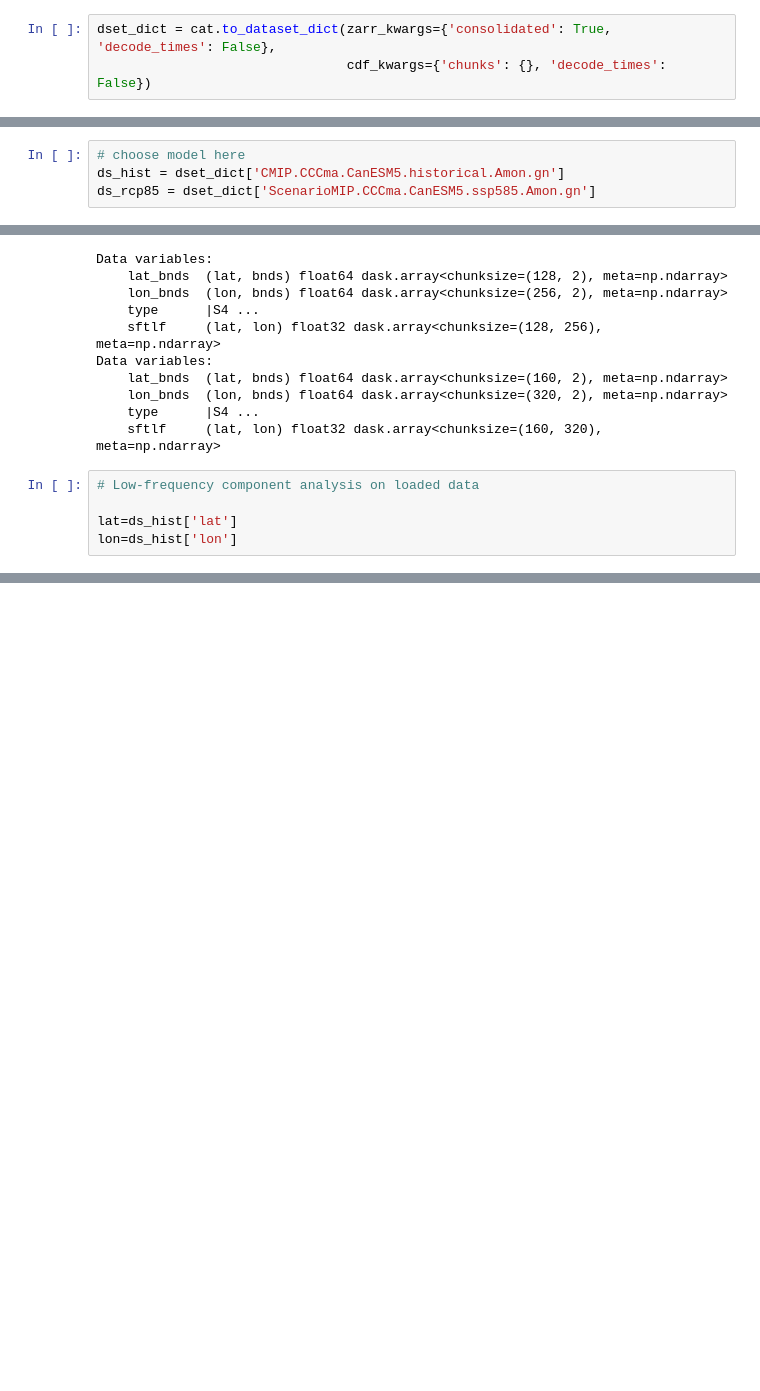
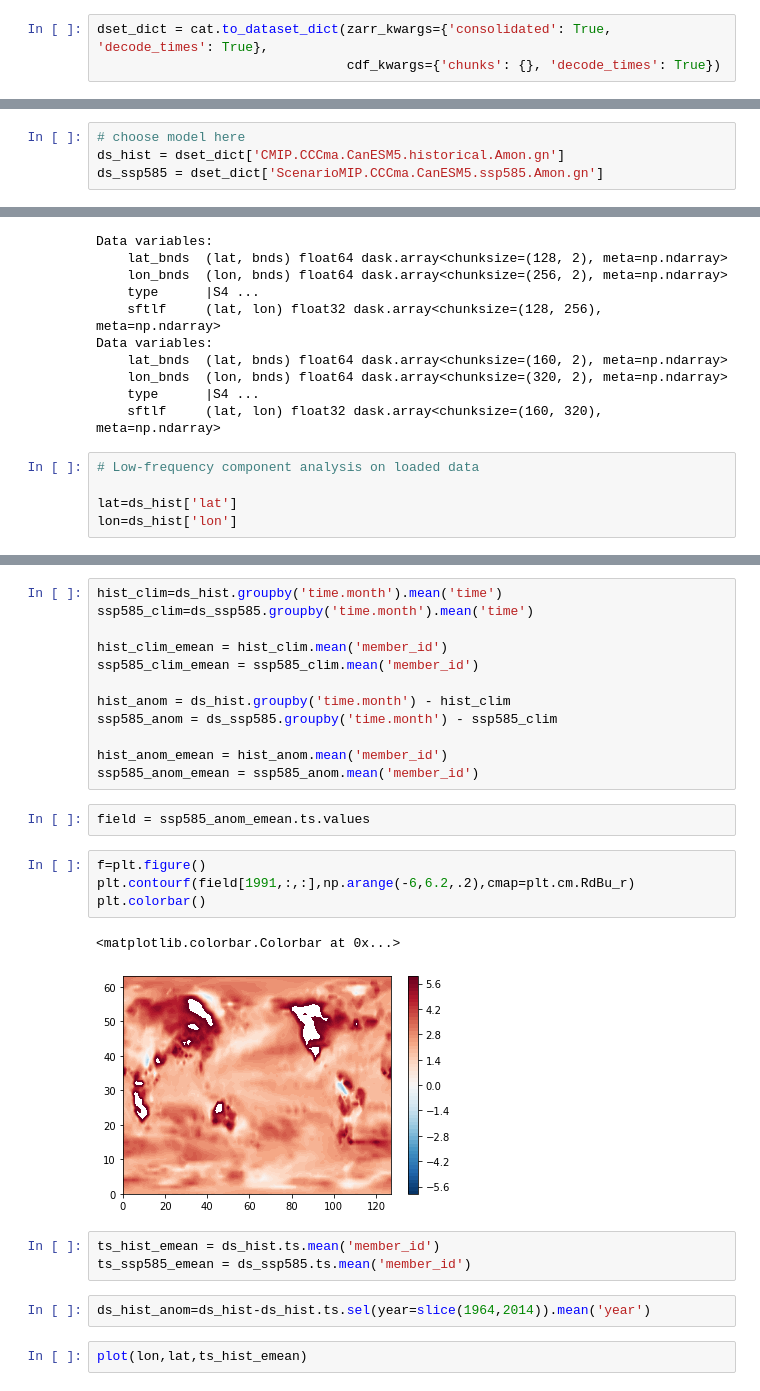
Before and after one commit to rcjwills/cmip6hack-pacific-sst, a Jupyter notebook: notebooks/sst-lfca.ipynb, the cells around one changed output, grey strips where cells are left out. Drawn from its saved outputs; the diff is of its cells as text; blank space fills up the shorter version.

```diff
--- a/notebooks/sst-lfca.ipynb
+++ b/notebooks/sst-lfca.ipynb
@@ -171,8 +97,8 @@ Note that data on the cloud are in
 
 `intake-esm` has rules for aggegating datasets; these rules are defined in the collection-specification file.
 # %%
-dset_dict = cat.to_dataset_dict(zarr_kwargs={'consolidated': True, 'decode_times': False},
-                                cdf_kwargs={'chunks': {}, 'decode_times': False})
+dset_dict = cat.to_dataset_dict(zarr_kwargs={'consolidated': True, 'decode_times': True},
+                                cdf_kwargs={'chunks': {}, 'decode_times': True})
 # %% [output]
 xarray will load netCDF datasets with dask using a single chunk for all arrays.
 For effective chunking, please provide chunks in cdf_kwargs.
@@ -193,7 +119,7 @@ We can access a particular dataset as follows.
 # %%
 # choose model here
 ds_hist = dset_dict['CMIP.CCCma.CanESM5.historical.Amon.gn']
-ds_rcp85 = dset_dict['ScenarioMIP.CCCma.CanESM5.ssp585.Amon.gn']
+ds_ssp585 = dset_dict['ScenarioMIP.CCCma.CanESM5.ssp585.Amon.gn']
 # %% [markdown]
 ### Get land fraction
 
@@ -284,0 +202,28 @@ Coordinates:
+# %%
+hist_clim=ds_hist.groupby('time.month').mean('time')
+ssp585_clim=ds_ssp585.groupby('time.month').mean('time')
+
+hist_clim_emean = hist_clim.mean('member_id')
+ssp585_clim_emean = ssp585_clim.mean('member_id')
+
+hist_anom = ds_hist.groupby('time.month') - hist_clim
+ssp585_anom = ds_ssp585.groupby('time.month') - ssp585_clim
+
+hist_anom_emean = hist_anom.mean('member_id')
+ssp585_anom_emean = ssp585_anom.mean('member_id')
+# %%
+field = ssp585_anom_emean.ts.values
+# %%
+f=plt.figure()
+plt.contourf(field[1991,:,:],np.arange(-6,6.2,.2),cmap=plt.cm.RdBu_r)
+plt.colorbar()
+# %% [output]
+<matplotlib.colorbar.Colorbar at 0x...>
+[figure, added]
+# %%
+ts_hist_emean = ds_hist.ts.mean('member_id')
+ts_ssp585_emean = ds_ssp585.ts.mean('member_id')
+# %%
+ds_hist_anom=ds_hist-ds_hist.ts.sel(year=slice(1964,2014)).mean('year')
+# %%
+plot(lon,lat,ts_hist_emean)
```
Also changed, not shown: parts of 17 cells of this notebook, 2 other files.
